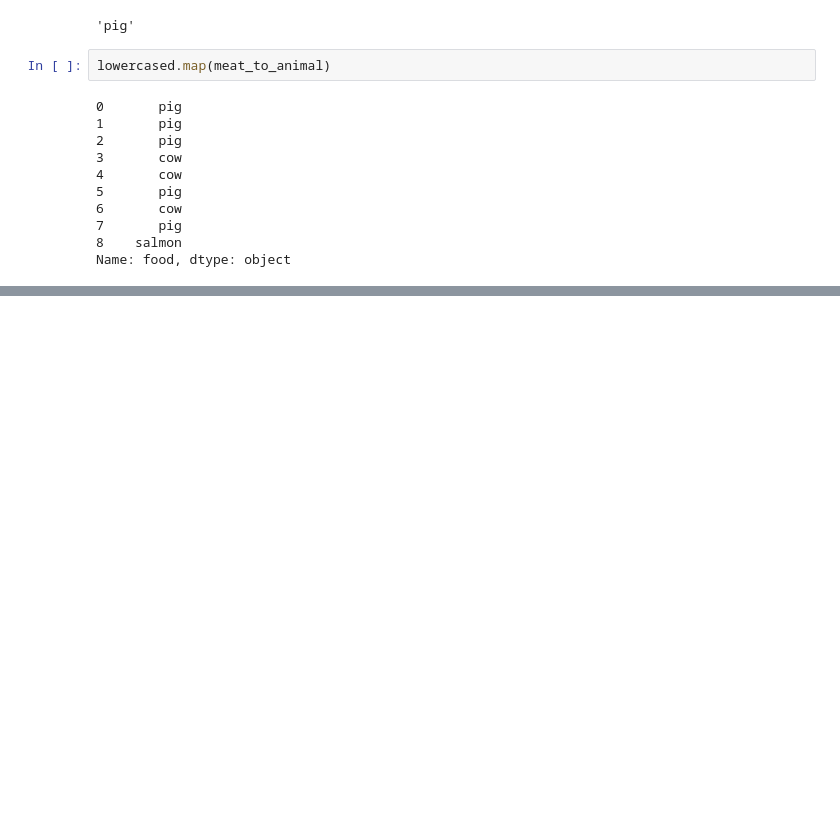
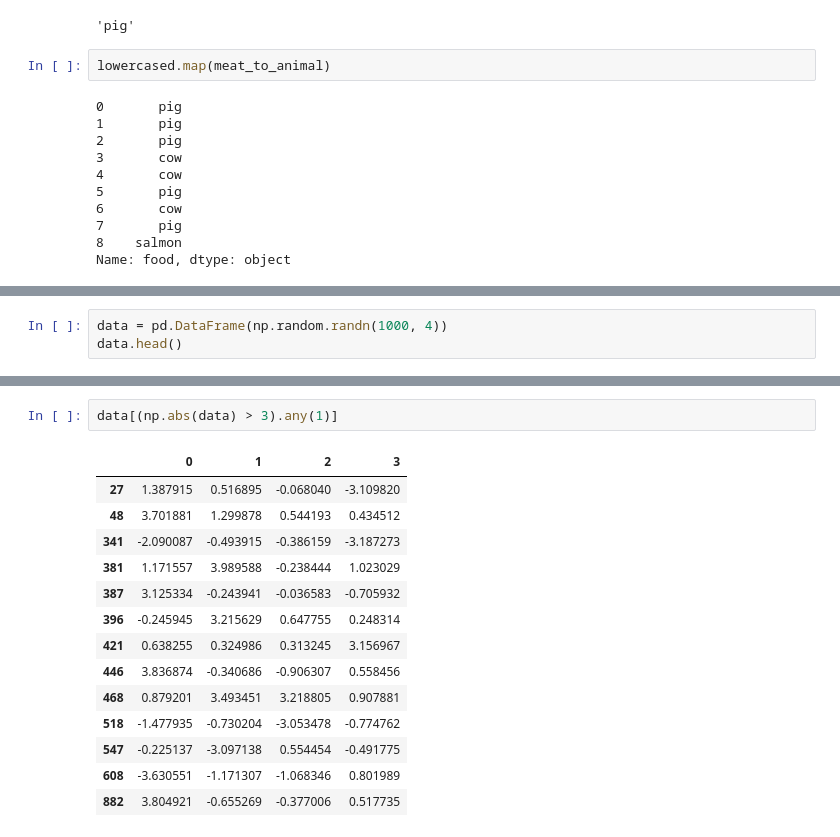
Before and after one commit to Kaiquenakao/limpeza_dados, a Jupyter notebook: preparacao_dados.ipynb, the cells around one changed output, grey strips where cells are left out. Cells and saved outputs as stored; diff of their text form; blank space fills up the shorter version.

```diff
--- a/preparacao_dados.ipynb
+++ b/preparacao_dados.ipynb
@@ -647,0 +893,3 @@ Name: food, dtype: object
+# %%
+data = pd.DataFrame(np.random.randn(1000, 4))
+data.head()
@@ -647,0 +955,17 @@ Name: food, dtype: object
+# %%
+data[(np.abs(data) > 3).any(1)]
+# %% [output]
+|  | 0 | 1 | 2 | 3 |
+| 27 | 1.387915 | 0.516895 | -0.068040 | -3.109820 |
+| 48 | 3.701881 | 1.299878 | 0.544193 | 0.434512 |
+| 341 | -2.090087 | -0.493915 | -0.386159 | -3.187273 |
+| 381 | 1.171557 | 3.989588 | -0.238444 | 1.023029 |
+| 387 | 3.125334 | -0.243941 | -0.036583 | -0.705932 |
+| 396 | -0.245945 | 3.215629 | 0.647755 | 0.248314 |
+| 421 | 0.638255 | 0.324986 | 0.313245 | 3.156967 |
+| 446 | 3.836874 | -0.340686 | -0.906307 | 0.558456 |
+| 468 | 0.879201 | 3.493451 | 3.218805 | 0.907881 |
+| 518 | -1.477935 | -0.730204 | -3.053478 | -0.774762 |
+| 547 | -0.225137 | -3.097138 | 0.554454 | -0.491775 |
+| 608 | -3.630551 | -1.171307 | -1.068346 | 0.801989 |
+| 882 | 3.804921 | -0.655269 | -0.377006 | 0.517735 |
```
Also changed, not shown: parts of 54 cells of this notebook.
